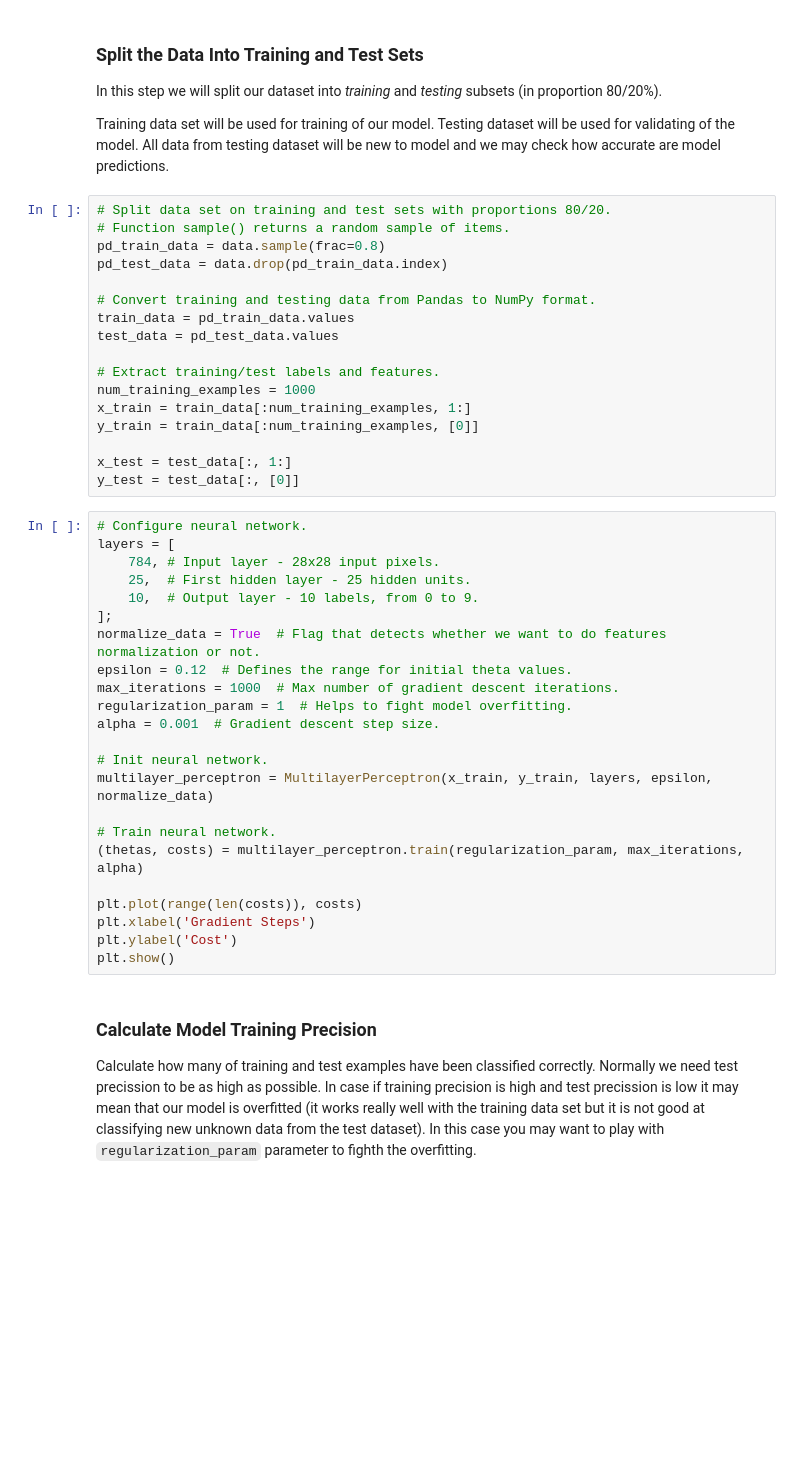
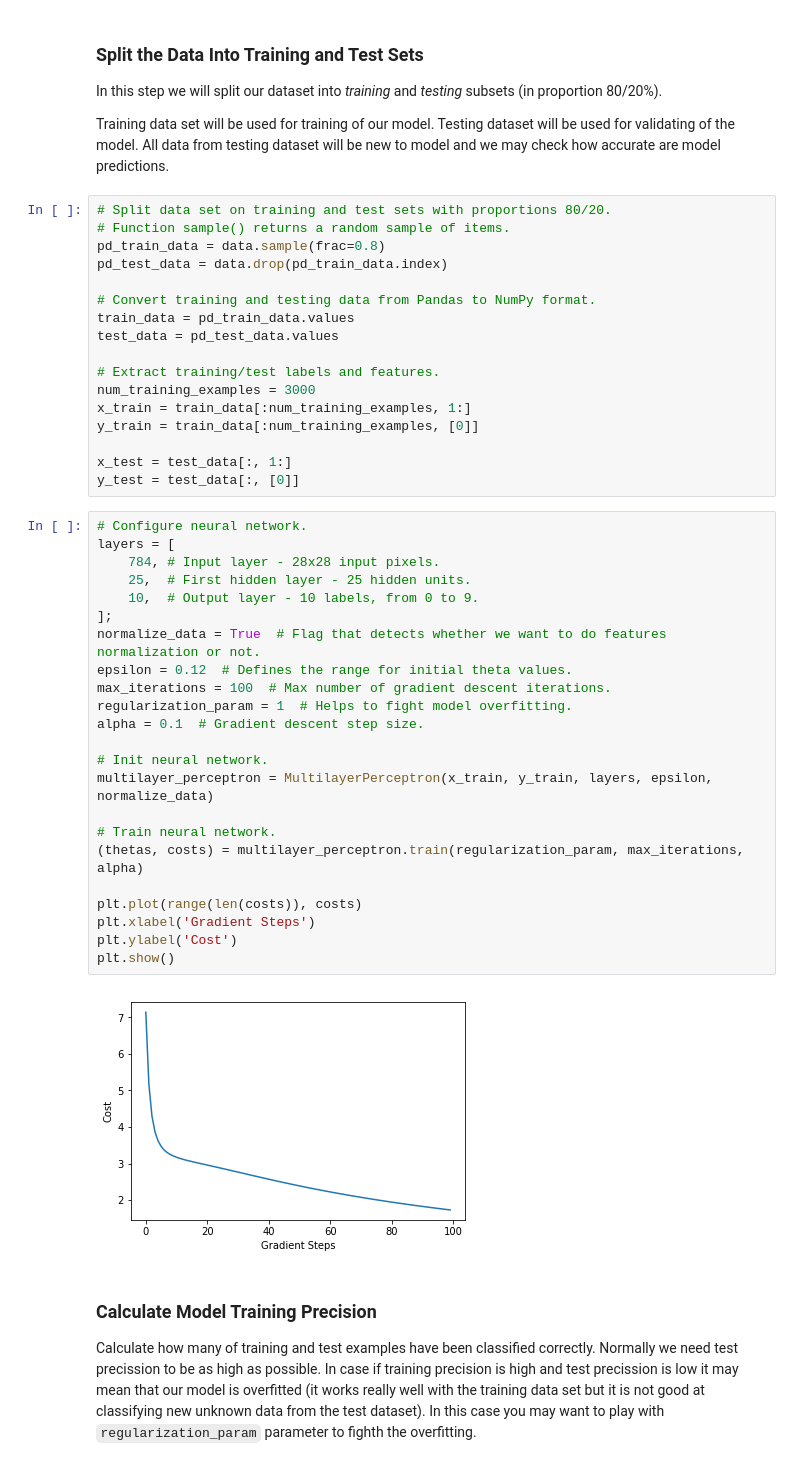
Before and after one commit to trekhleb/homemade-machine-learning, a Jupyter notebook: notebooks/neural_network/multilayer_perceptron_demo.ipynb, the cells around one changed output. Saved outputs shown, nothing was run; the diff lists cells and outputs as text; blank space fills up the shorter version.

```diff
--- a/notebooks/neural_network/multilayer_perceptron_demo.ipynb
+++ b/notebooks/neural_network/multilayer_perceptron_demo.ipynb
@@ -105,7 +105,7 @@ train_data = pd_train_data.values
 test_data = pd_test_data.values
 
 # Extract training/test labels and features.
-num_training_examples = 1000
+num_training_examples = 3000
 x_train = train_data[:num_training_examples, 1:]
 y_train = train_data[:num_training_examples, [0]]
 
@@ -114,26 +114,28 @@ y_test = test_data[:, [0]]
 # %%
 # Configure neural network.
 layers = [
     784, # Input layer - 28x28 input pixels.
     25,  # First hidden layer - 25 hidden units.
     10,  # Output layer - 10 labels, from 0 to 9.
 ];
 normalize_data = True  # Flag that detects whether we want to do features normalization or not.
 epsilon = 0.12  # Defines the range for initial theta values.
-max_iterations = 1000  # Max number of gradient descent iterations.
+max_iterations = 100  # Max number of gradient descent iterations.
 regularization_param = 1  # Helps to fight model overfitting.
-alpha = 0.001  # Gradient descent step size.
+alpha = 0.1  # Gradient descent step size.
 
 # Init neural network.
 multilayer_perceptron = MultilayerPerceptron(x_train, y_train, layers, epsilon, normalize_data)
 
 # Train neural network.
 (thetas, costs) = multilayer_perceptron.train(regularization_param, max_iterations, alpha)
 
 plt.plot(range(len(costs)), costs)
 plt.xlabel('Gradient Steps')
 plt.ylabel('Cost')
 plt.show()
+# %% [output]
+[figure, added]
 # %% [markdown]
 ### Calculate Model Training Precision
 
```
Also changed, not shown: parts of 1 cell of this notebook, 1 other file.
